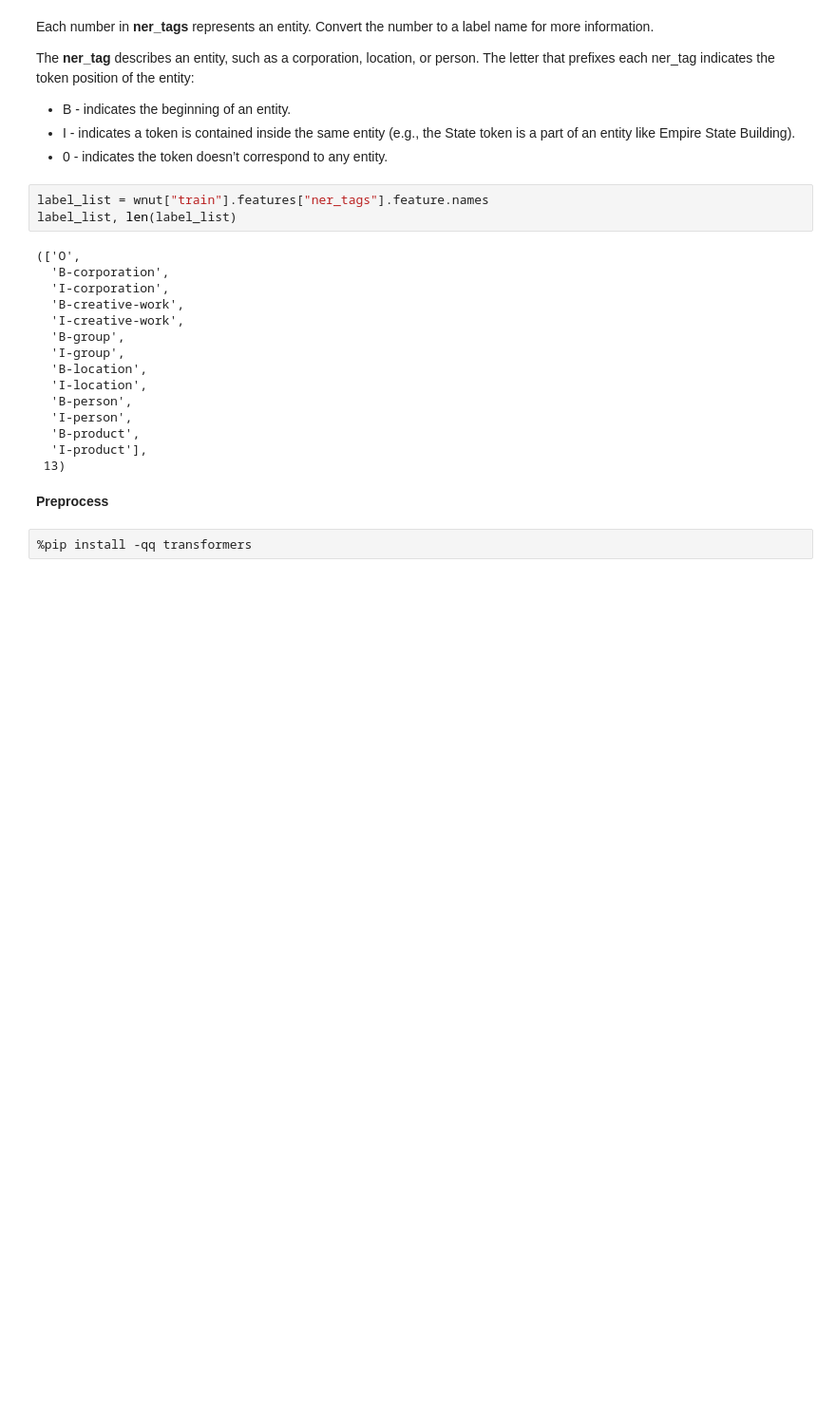
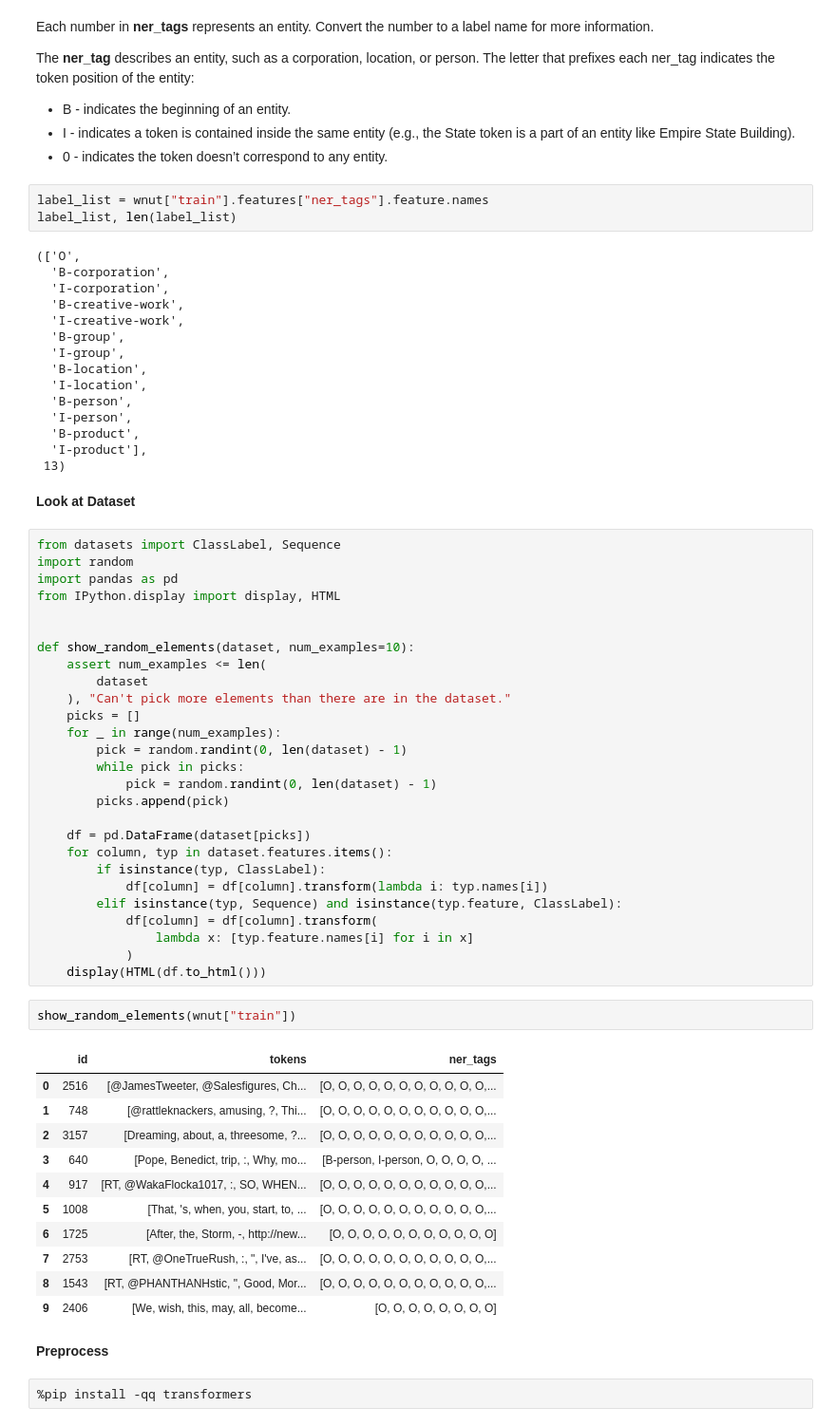
Before and after one commit to sahug/ds-bert, a Jupyter notebook: BERT NLP - Named Entity Recognition or Token Classification using BERT - WNUT.ipynb, the cells around one changed output. Shown at 95% size. Cells and saved outputs as stored; diff of their text form; blank space fills up the shorter version.

```diff
--- a/BERT NLP - Named Entity Recognition or Token Classification using BERT - WNUT.ipynb
+++ b/BERT NLP - Named Entity Recognition or Token Classification using BERT - WNUT.ipynb
@@ -64,6 +64,49 @@ label_list, len(label_list)
   'B-product',
   'I-product'],
  13)
+# %% [markdown]
+**Look at Dataset**
+# %%
+from datasets import ClassLabel, Sequence
+import random
+import pandas as pd
+from IPython.display import display, HTML
+
+
+def show_random_elements(dataset, num_examples=10):
+    assert num_examples <= len(
+        dataset
+    ), "Can't pick more elements than there are in the dataset."
+    picks = []
+    for _ in range(num_examples):
+        pick = random.randint(0, len(dataset) - 1)
+        while pick in picks:
+            pick = random.randint(0, len(dataset) - 1)
+        picks.append(pick)
+
+    df = pd.DataFrame(dataset[picks])
+    for column, typ in dataset.features.items():
+        if isinstance(typ, ClassLabel):
+            df[column] = df[column].transform(lambda i: typ.names[i])
+        elif isinstance(typ, Sequence) and isinstance(typ.feature, ClassLabel):
+            df[column] = df[column].transform(
+                lambda x: [typ.feature.names[i] for i in x]
+            )
+    display(HTML(df.to_html()))
+# %%
+show_random_elements(wnut["train"])
+# %% [output]
+|  | id | tokens | ner_tags |
+| 0 | 2516 | [@JamesTweeter, @Salesfigures, Ch... | [O, O, O, O, O, O, O, O, O, O, O,... |
+| 1 | 748 | [@rattleknackers, amusing, ?, Thi... | [O, O, O, O, O, O, O, O, O, O, O,... |
+| 2 | 3157 | [Dreaming, about, a, threesome, ?... | [O, O, O, O, O, O, O, O, O, O, O,... |
+| 3 | 640 | [Pope, Benedict, trip, :, Why, mo... | [B-person, I-person, O, O, O, O, ... |
+| 4 | 917 | [RT, @WakaFlocka1017, :, SO, WHEN... | [O, O, O, O, O, O, O, O, O, O, O,... |
+| 5 | 1008 | [That, 's, when, you, start, to, ... | [O, O, O, O, O, O, O, O, O, O, O,... |
+| 6 | 1725 | [After, the, Storm, -, http://new... | [O, O, O, O, O, O, O, O, O, O, O] |
+| 7 | 2753 | [RT, @OneTrueRush, :, ", I've, as... | [O, O, O, O, O, O, O, O, O, O, O,... |
+| 8 | 1543 | [RT, @PHANTHANHstic, ", Good, Mor... | [O, O, O, O, O, O, O, O, O, O, O,... |
+| 9 | 2406 | [We, wish, this, may, all, become... | [O, O, O, O, O, O, O, O] |
 # %% [markdown]
 **Preprocess**
 # %%
```
Also changed, not shown: parts of 3 cells of this notebook.
